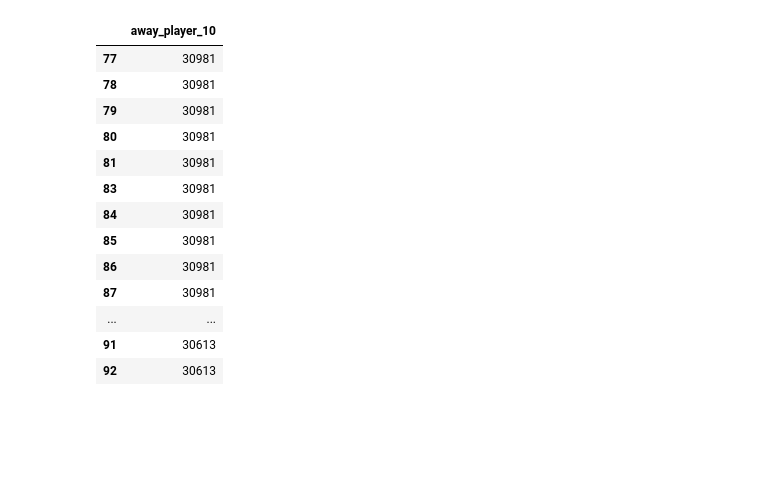
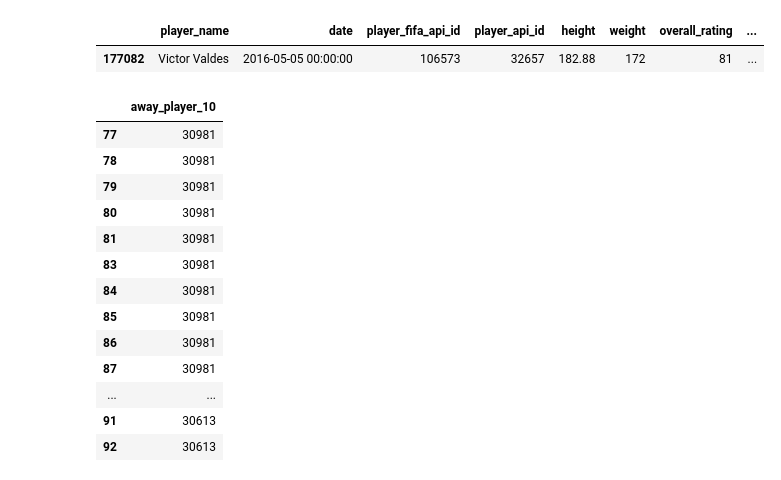
Before and after one commit to alexandruionascu/uvt, a Jupyter notebook: data_analysis_R/Project.ipynb, the cells around one changed output. Cells and saved outputs as stored; diff of their text form; code cells hidden in the pictures; blank space fills up the shorter version.

```diff
--- a/data_analysis_R/Project.ipynb
+++ b/data_analysis_R/Project.ipynb
@@ -194,3 +200,8 @@ get_player_attributes(32657, '2012-08-19 00:00:00')
+# %%
+get_player_attributes(32657)
+# %% [output]
+|  | player_name | date | player_fifa_api_id | player_api_id | height | weight | overall_rating | ... |
+| 177082 | Victor Valdes | 2016-05-05 00:00:00 | 106573 | 32657 | 182.88 | 172 | 81 | ... |
 # %%
 away_team_matches["away_player_10"]
 # %% [output]
```
Also changed, not shown: parts of 13 cells of this notebook.
